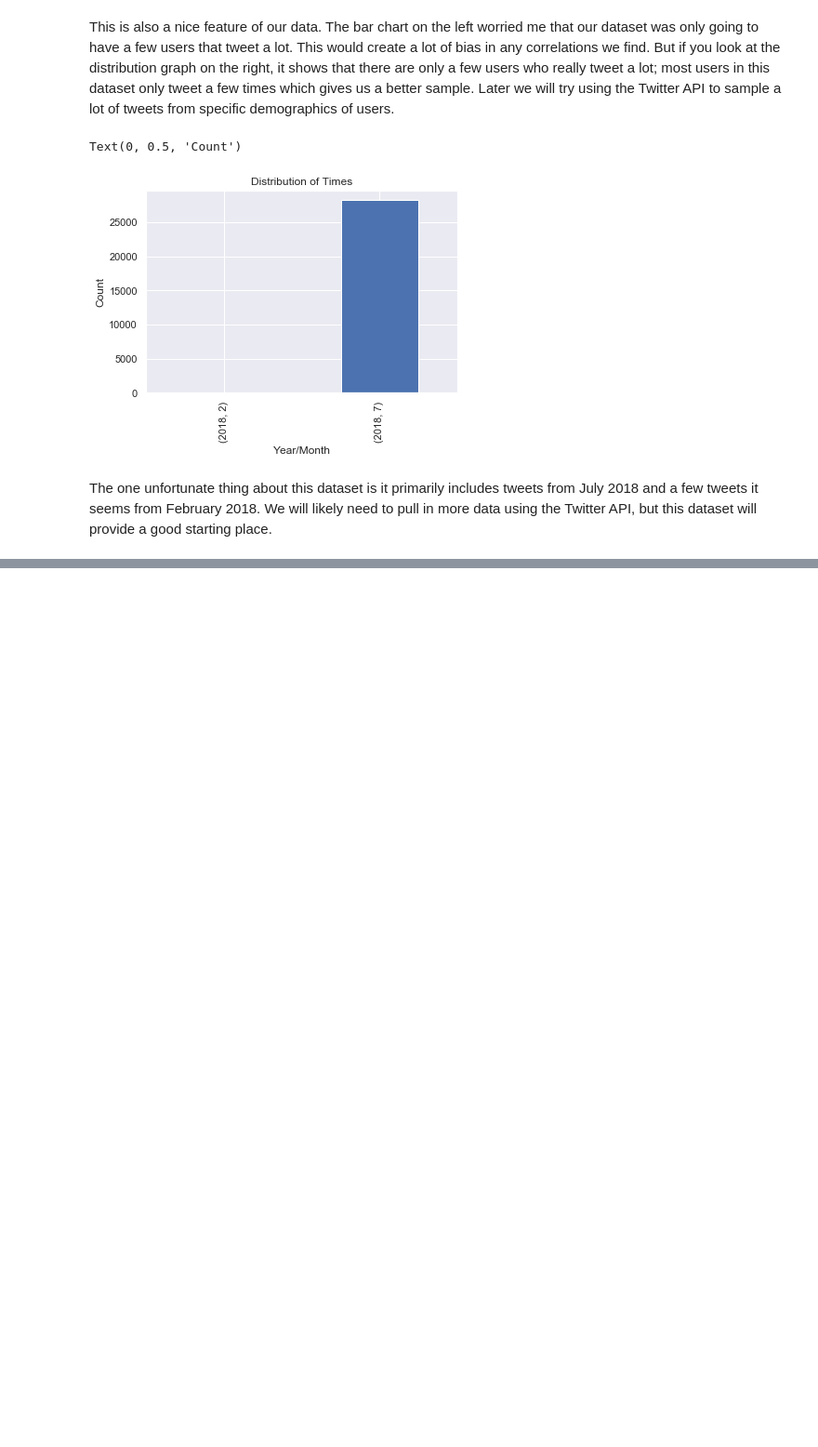
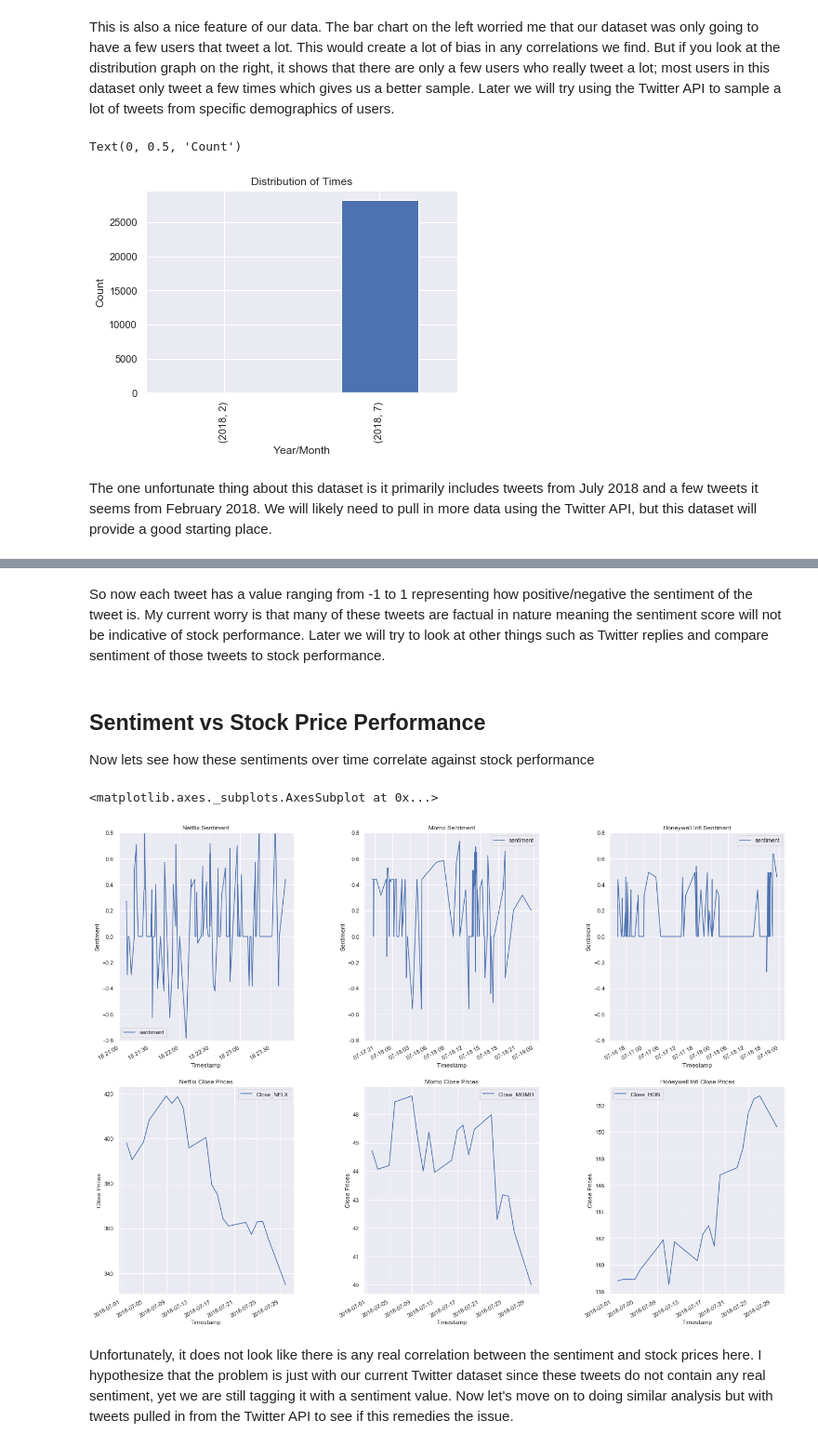
Before and after one commit to gilaniasher/sentiment-driven-market-analysis, a Jupyter notebook: results.ipynb, the cells around one changed output, grey strips where cells are left out. Shown at 93% size. Saved outputs shown, nothing was run; the diff lists cells and outputs as text; code cells hidden in the pictures; blank space fills up the shorter version.

```diff
--- a/results.ipynb
+++ b/results.ipynb
@@ -86,0 +146,6 @@ Name: symbols, Length: 453, dtype: int64
+# %%
+# First filter for Tweets talking about our common tickers
+relevant_tickers = tweet_df[tweet_df.symbols.isin(common_tickers.index)].reset_index()
+
+print(relevant_tickers.shape)
+relevant_tickers.head()
@@ -86,0 +162,10 @@ Name: symbols, Length: 453, dtype: int64
+# %%
+tt = TweetTokenizer()
+
+def clean_tweet(s):
+    # Removing punctuation and stop words (e.g 'the', 'is', 'which')
+    return ' '.join(wd for wd in tt.tokenize(s.lower()) if wd.isalnum() and wd not in set(stopwords.words('english')))
+
+# Sample usage
+print(relevant_tickers.text[1])
+print(clean_tweet(relevant_tickers.text[1]))
@@ -86,0 +175,4 @@ Name: symbols, Length: 453, dtype: int64
+# %%
+# Now apply this cleanup to every tweet
+relevant_tickers.text = relevant_tickers.text.apply(clean_tweet)
+relevant_tickers.head()
@@ -86,0 +188,6 @@ Name: symbols, Length: 453, dtype: int64
+# %%
+sent = SentimentIntensityAnalyzer()
+relevant_tickers['sentiment'] = relevant_tickers.text.apply(lambda s: sent.polarity_scores(s)['compound'])
+
+# a compound sentiment value is positive if >= 0.05, negative if <= -0.05, neutral if in between
+relevant_tickers.head()
@@ -86,0 +201,29 @@ Name: symbols, Length: 453, dtype: int64
+# %% [markdown]
+So now each tweet has a value ranging from -1 to 1 representing how positive/negative the sentiment of the tweet is. My current worry is that many of these tweets are factual in nature meaning the sentiment score will not be indicative of stock performance. Later we will try to look at other things such as Twitter replies and compare sentiment of those tweets to stock performance.
+# %% [markdown]
+## Sentiment vs Stock Price Performance
+Now lets see how these sentiments over time correlate against stock performance
+# %%
+fig, axs = plt.subplots(2, 3)
+syms = relevant_tickers.symbols
+fig.tight_layout(pad=0.25)
+
+# Graph Sentiment vs Time for 3 companies
+axs[0, 0].set_ylim([-0.8, 0.8]); axs[0, 1].set_ylim([-0.8, 0.8]); axs[0, 2].set_ylim([-0.8, 0.8])
+sentiment_kwargs = {'x': 'timestamp', 'y': 'sentiment', 'figsize': (20, 16), 'ylabel': 'Sentiment', 'xlabel': 'Timestamp'}
+
+relevant_tickers[syms == 'NFLX'].plot.line(ax=axs[0, 0], title='Netflix Sentiment', **sentiment_kwargs)
+relevant_tickers[syms == 'MOMO'].plot.line(ax=axs[0, 1], title='Momo Sentiment', **sentiment_kwargs)
+relevant_tickers[syms == 'HON'].plot.line(ax=axs[0, 2], title='Honeywell Intl Sentiment', **sentiment_kwargs)
+
+# Graph stock performance vs Time for 3 companies
+price_kwargs = {'xlabel': 'Timestamp', 'ylabel': 'Close Prices', 'use_index': True}
+
+stocks_df.plot.line(y='Close_NFLX', ax=axs[1, 0], title='Netflix Close Prices', **price_kwargs)
+stocks_df.plot.line(y='Close_MOMO', ax=axs[1, 1], title='Momo Close Prices', **price_kwargs)
+stocks_df.plot.line(y='Close_HON', ax=axs[1, 2], title='Honeywell Intl Close Prices', **price_kwargs)
+# %% [output]
+<matplotlib.axes._subplots.AxesSubplot at 0x...>
+[figure, added]
+# %% [markdown]
+Unfortunately, it does not look like there is any real correlation between the sentiment and stock prices here. I hypothesize that the problem is just with our current Twitter dataset since these tweets do not contain any real sentiment, yet we are still tagging it with a sentiment value. Now let's move on to doing similar analysis but with tweets pulled in from the Twitter API to see if this remedies the issue.
```
Also changed, not shown: parts of 19 cells of this notebook, 1 other file.
